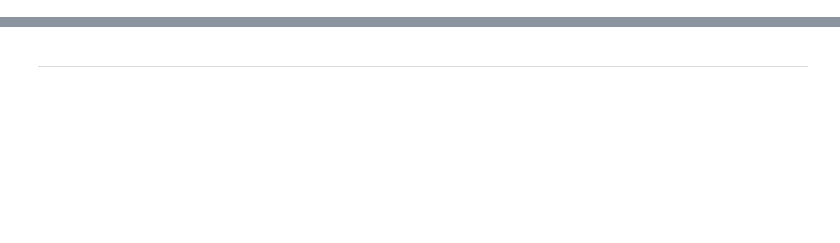
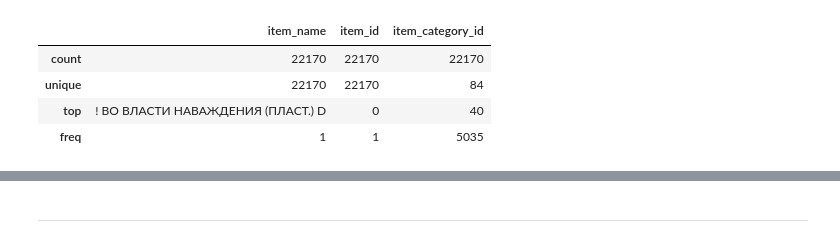
Before and after one commit to X1anghe/AIDM, a Jupyter notebook: Assignment2/src/DataVisualisation.ipynb, the cells around one changed output, grey strips where cells are left out. Saved outputs shown, nothing was run; the diff lists cells and outputs as text; code cells hidden in the pictures; blank space fills up the shorter version.

```diff
--- a/Assignment2/src/DataVisualisation.ipynb
+++ b/Assignment2/src/DataVisualisation.ipynb
@@ -268,0 +58,9 @@ sold only once, remove is justified
+# %%
+items = items.astype("category")
+items.describe(include = "all")
+# %% [output]
+|  | item_name | item_id | item_category_id |
+| count | 22170 | 22170 | 22170 |
+| unique | 22170 | 22170 | 84 |
+| top | ! ВО ВЛАСТИ НАВАЖДЕНИЯ (ПЛАСТ.) D | 0 | 40 |
+| freq | 1 | 1 | 5035 |
```
Also changed, not shown: parts of 133 cells of this notebook.
